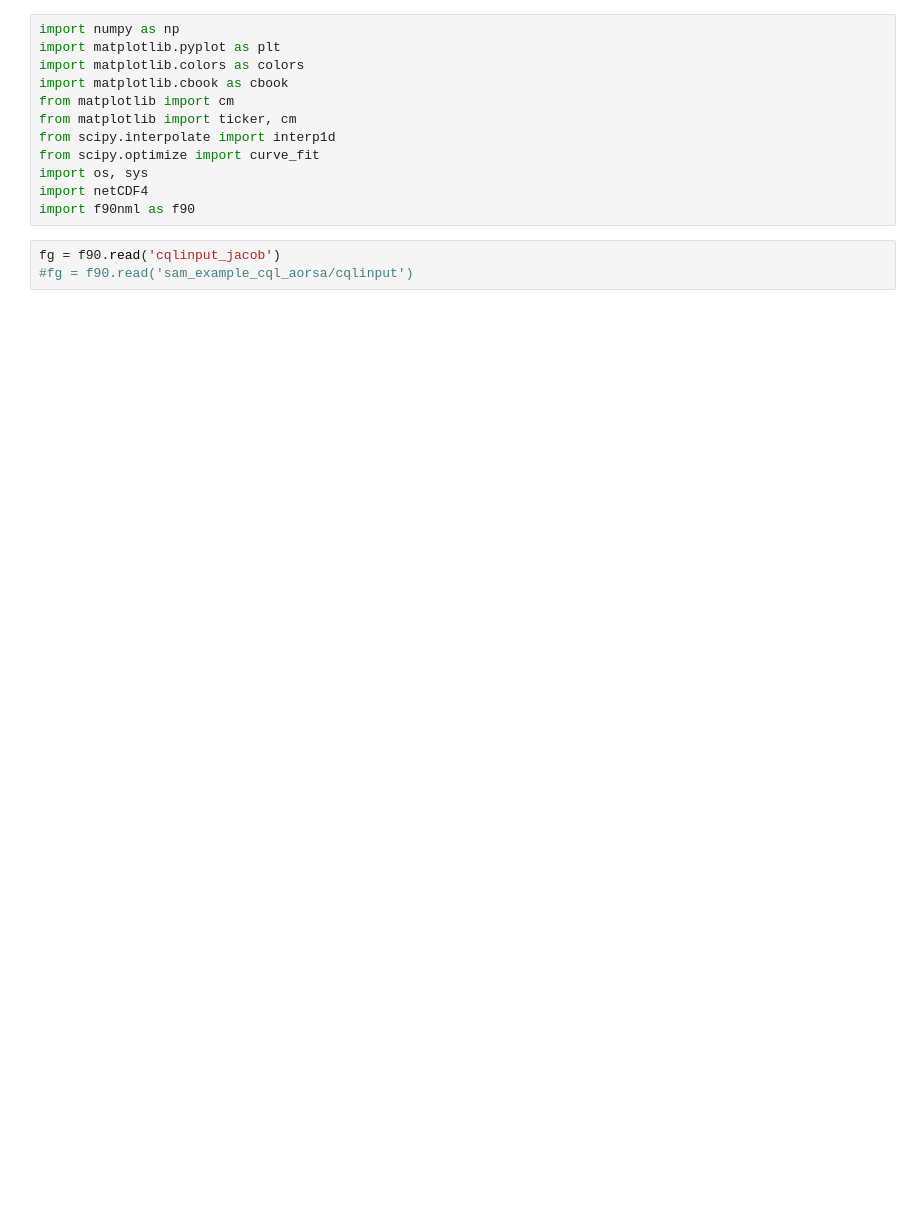
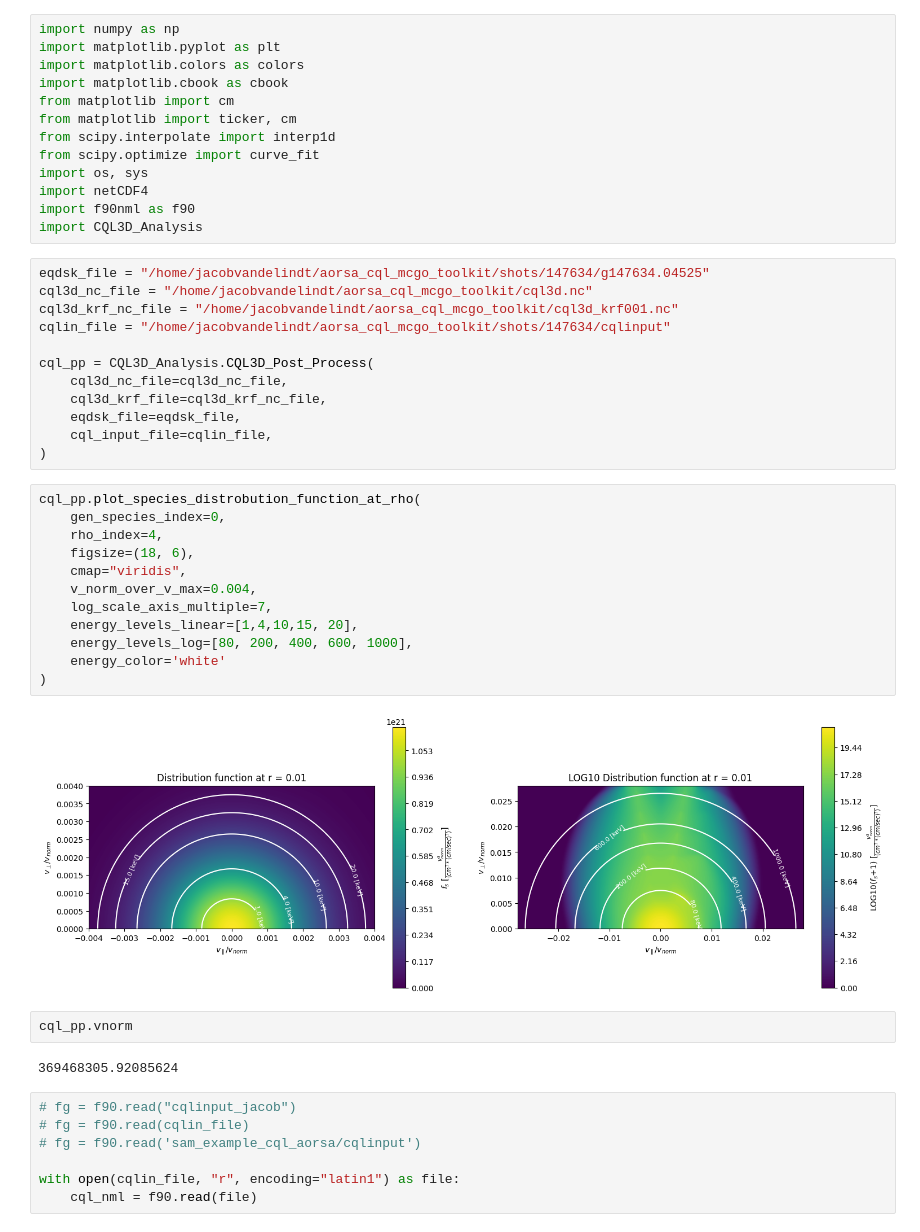
Before and after one commit to vandelij/aorsa_cql_mcgo_toolkit, a Jupyter notebook: cql3d_post_processing.ipynb, the cells around one changed output. Cells and saved outputs as stored; diff of their text form; blank space fills up the shorter version.

Commit message:
added nice f post processing plots

```diff
--- a/cql3d_post_processing.ipynb
+++ b/cql3d_post_processing.ipynb
@@ -10,7 +10,42 @@ from scipy.optimize import curve_fit
 import os, sys
 import netCDF4
 import f90nml as f90
+import CQL3D_Analysis
+# %%
+eqdsk_file = "/home/jacobvandelindt/aorsa_cql_mcgo_toolkit/shots/147634/g147634.04525"
+cql3d_nc_file = "/home/jacobvandelindt/aorsa_cql_mcgo_toolkit/cql3d.nc"
+cql3d_krf_nc_file = "/home/jacobvandelindt/aorsa_cql_mcgo_toolkit/cql3d_krf001.nc"
+cqlin_file = "/home/jacobvandelindt/aorsa_cql_mcgo_toolkit/shots/147634/cqlinput"
+
+cql_pp = CQL3D_Analysis.CQL3D_Post_Process(
+    cql3d_nc_file=cql3d_nc_file,
+    cql3d_krf_file=cql3d_krf_nc_file,
+    eqdsk_file=eqdsk_file,
+    cql_input_file=cqlin_file,
+)
+# %%
+cql_pp.plot_species_distrobution_function_at_rho(
+    gen_species_index=0,
+    rho_index=4,
+    figsize=(18, 6),
+    cmap="viridis",
+    v_norm_over_v_max=0.004,
+    log_scale_axis_multiple=7,
+    energy_levels_linear=[1,4,10,15, 20],
+    energy_levels_log=[80, 200, 400, 600, 1000],
+    energy_color='white'
+)
+# %% [output]
+[figure, added]
+# %%
+cql_pp.vnorm
+# %% [output]
+369468305.92085624
 # %%
-fg = f90.read('cqlinput_jacob')
-#fg = f90.read('sam_example_cql_aorsa/cqlinput')
+# fg = f90.read("cqlinput_jacob")
+# fg = f90.read(cqlin_file)
+# fg = f90.read('sam_example_cql_aorsa/cqlinput')
+
+with open(cqlin_file, "r", encoding="latin1") as file:
+    cql_nml = f90.read(file)
 # %%
```
Also changed, not shown: parts of 1 cell of this notebook, 2 other files.
